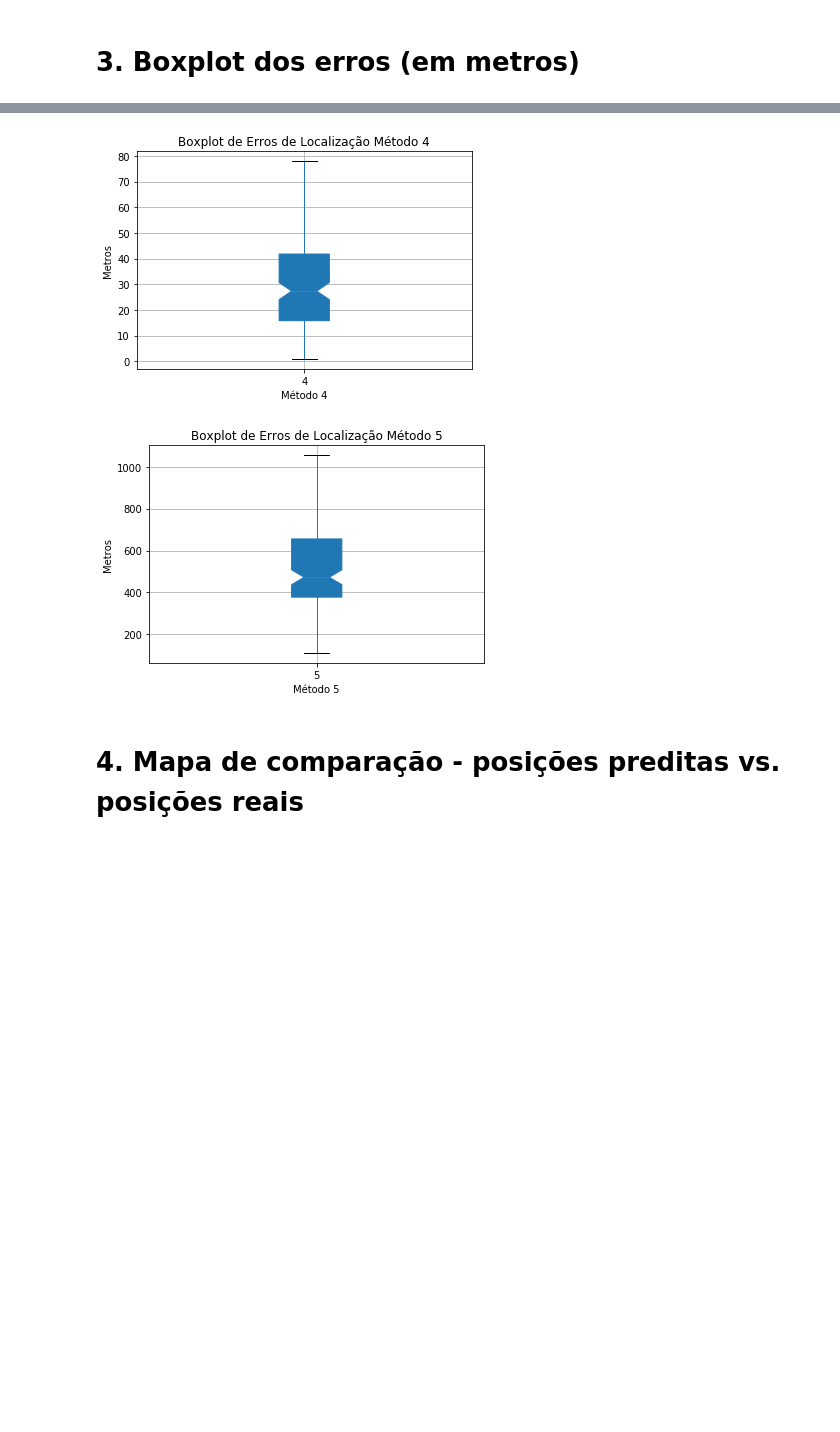
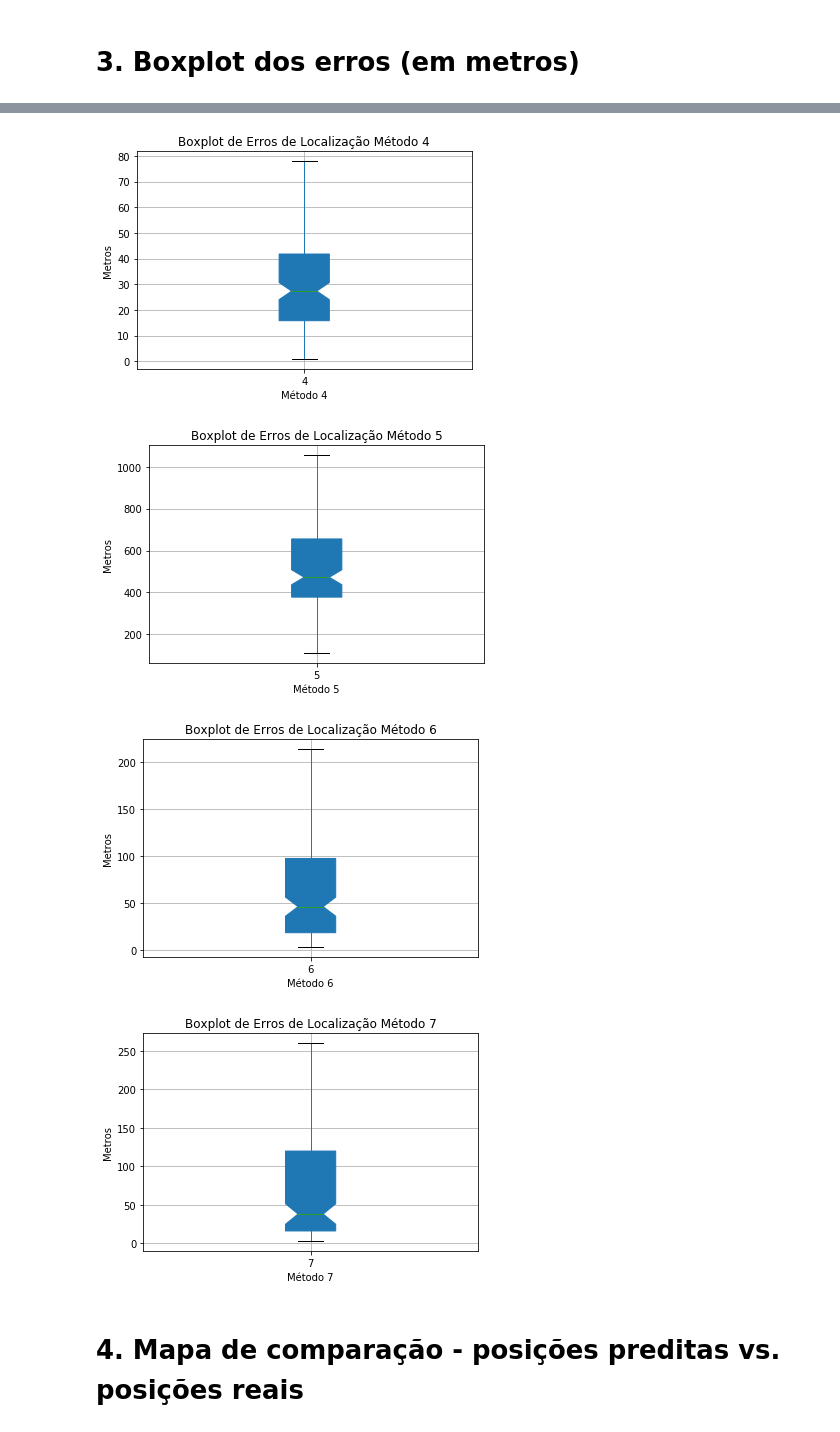
Before and after one commit to mbs8/CMoveis, a Jupyter notebook: results.ipynb, the cells around one changed output, grey strips where cells are left out. Drawn from its saved outputs; the diff is of its cells as text; code cells hidden in the pictures; blank space fills up the shorter version.

```diff
--- a/results.ipynb
+++ b/results.ipynb
@@ -52,18 +57,20 @@ for i in range(1,6):
 # %% [markdown]
 # 3. Boxplot dos erros (em metros)
 # %%
-for i in range(1,6):
+for i in METHODS:
     boxplotErrorLocationM1 = errorLocation.boxplot(column=[str(i)], showfliers = False, notch = True, patch_artist = True)
     plt.title("Boxplot de Erros de Localização Método "+ str(i))
     plt.xlabel('Método '+ str(i))
     plt.ylabel('Metros')
     plt.show()
 # %% [output]
 [figure]
 [figure]
 [figure]
 [figure]
 [figure]
+[figure, added]
+[figure, added]
 # %% [markdown]
 # 4. Mapa de comparação - posições preditas vs. posições reais
 # %%
```
Also changed, not shown: parts of 5 cells of this notebook.
